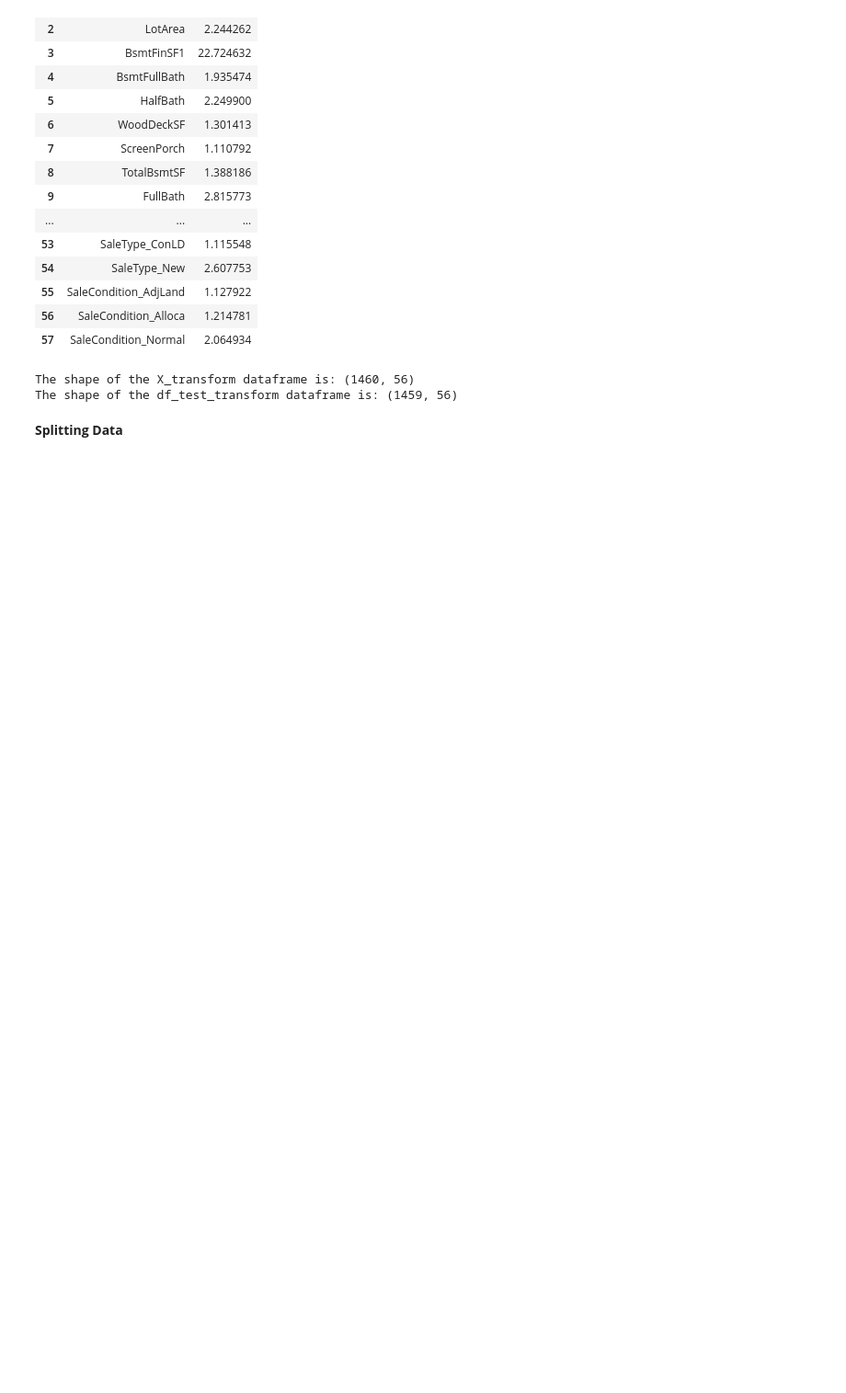
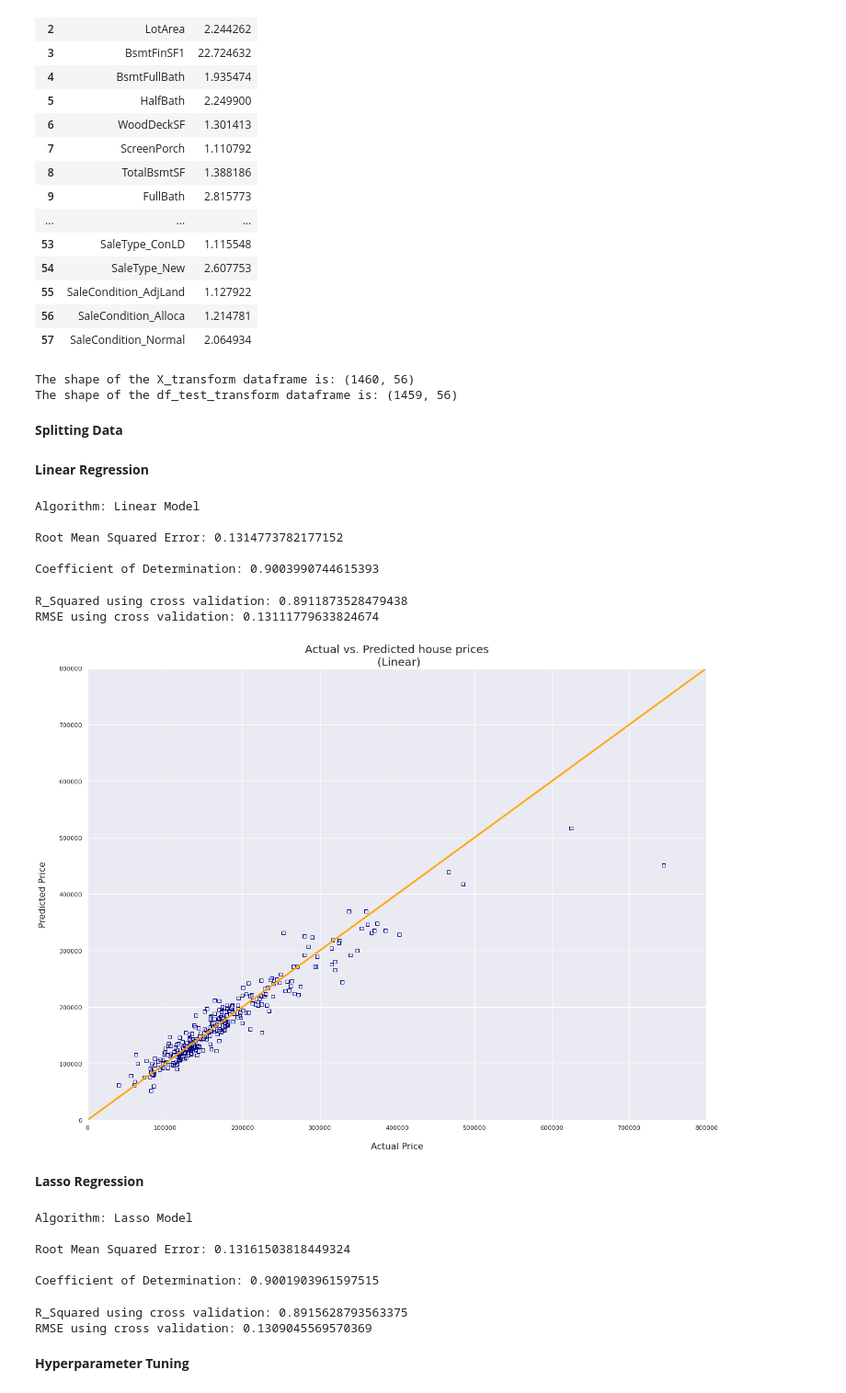
Before and after one commit to gowriks12/Kaggle-competition, a Jupyter notebook: house-price-prediction.ipynb, the cells around one changed output. Shown at 92% size. Cells and saved outputs as stored; diff of their text form; code cells hidden in the pictures; blank space fills up the shorter version.

Commit message:
Kaggle Notebook | house-price-prediction | Version 4

```diff
--- a/house-price-prediction.ipynb
+++ b/house-price-prediction.ipynb
@@ -946,0 +971,41 @@ X_train, X_test, y_train, y_test = train_test_split(X_transform, y,\
+# %% [markdown]
+**Linear Regression**
+# %%
+# Importing linear regression library
+from sklearn.linear_model import LinearRegression
+# Initiating the linear model
+lin_model = LinearRegression()
+lin_model.fit(X_train, y_train)
+y_preds_lin = lin_model.predict(X_test)
+model_performance("Linear Model", y_test, y_preds_lin)
+# %% [output]
+Algorithm: Linear Model
+
+Root Mean Squared Error: 0.1314773782177152
+
+Coefficient of Determination: 0.9003990744615393
+# %%
+# Importing the cross validation library
+from sklearn.model_selection import cross_val_score
+# Applying cross validation on the dataset
+model_lin_r2_cross = cross_val_score(lin_model, X_transform, y, scoring = 'r2')
+model_lin_rmse_cross = cross_val_score(lin_model, X_transform, y, scoring = 'neg_root_mean_squared_error')
+print(f'R_Squared using cross validation: {np.mean(model_lin_r2_cross)}')
+print(f'RMSE using cross validation: {-1 * (np.mean(model_lin_rmse_cross))}')
+# %% [output]
+R_Squared using cross validation: 0.8911873528479438
+RMSE using cross validation: 0.13111779633824674
+# %%
+# Plotting the relationship between actual and perdicted prices for linear model
+plt.figure(figsize=(20,15))
+plt.scatter(np.exp(y_test), np.exp(y_preds_lin),
+            color="navy", marker="s", facecolors="none")
+plt.plot([0, 800000], [0, 800000], "orange", lw=3)
+plt.title("Actual vs. Predicted house prices\n (Linear)", fontsize=20)
+plt.xlim(0, 800000)
+plt.ylim(0, 800000)
+plt.xlabel("\nActual Price", fontsize=16)
+plt.ylabel("Predicted Price\n", fontsize=16)
+plt.show()
+# %% [output]
+[figure, added]
@@ -946,0 +1021,27 @@ X_train, X_test, y_train, y_test = train_test_split(X_transform, y,\
+# %% [markdown]
+**Lasso Regression**
+# %%
+# Importing Lasso regression library
+from sklearn.linear_model import Lasso
+# Initiaiting lasso regression model
+lass_model = Lasso(alpha=0.001)
+lass_model.fit(X_train, y_train)
+y_preds_lass = lass_model.predict(X_test)
+model_performance("Lasso Model", y_test, y_preds_lass)
+# %% [output]
+Algorithm: Lasso Model
+
+Root Mean Squared Error: 0.13161503818449324
+
+Coefficient of Determination: 0.9001903961597515
+# %%
+# Applying cross validation on the dataset
+model_lass_r2_cross = cross_val_score(lass_model, X_transform, y, scoring = 'r2')
+model_lass_rmse_cross = cross_val_score(lass_model, X_transform, y, scoring = 'neg_root_mean_squared_error')
+print(f'R_Squared using cross validation: {np.mean(model_lass_r2_cross)}')
+print(f'RMSE using cross validation: {-1 * (np.mean(model_lass_rmse_cross))}')
+# %% [output]
+R_Squared using cross validation: 0.8915628793563375
+RMSE using cross validation: 0.1309045569570369
+# %% [markdown]
+**Hyperparameter Tuning**
```
Also changed, not shown: parts of 22 cells of this notebook.
